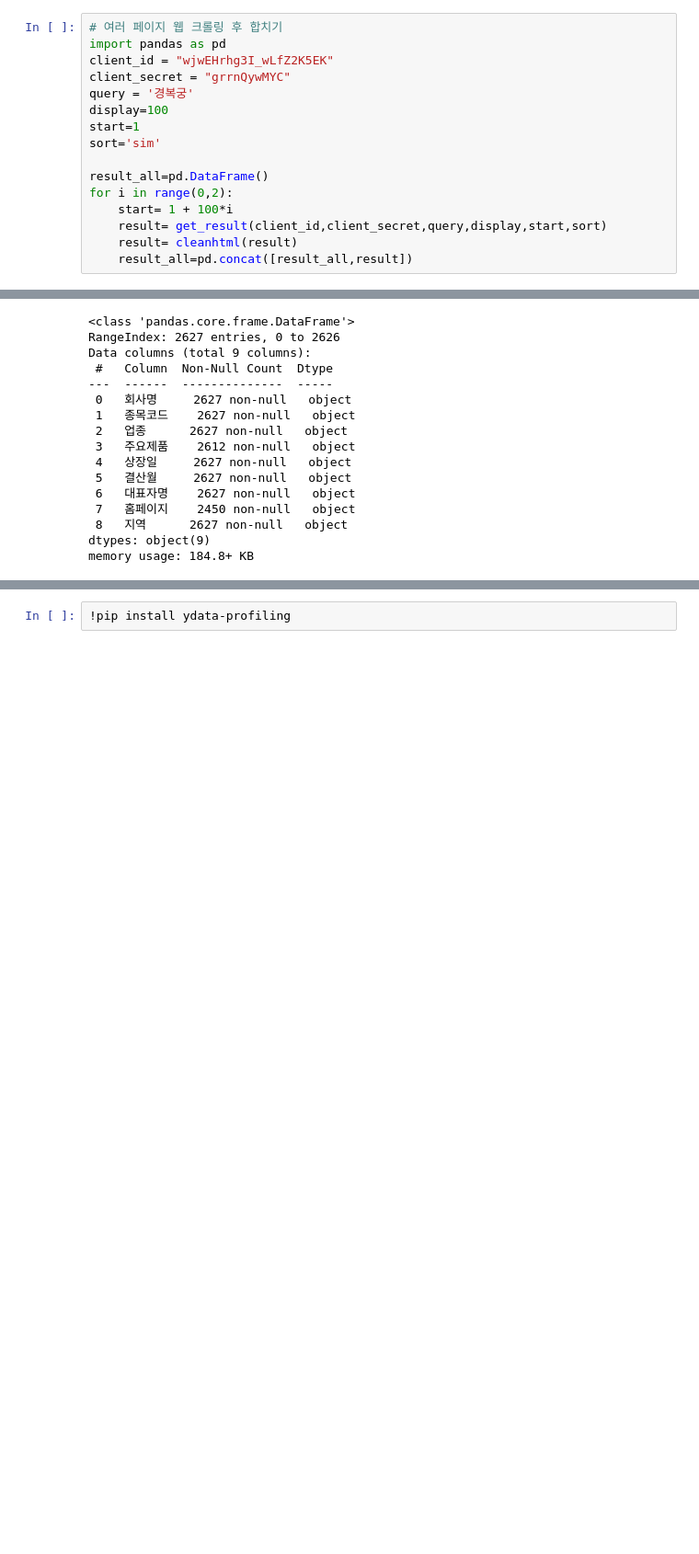
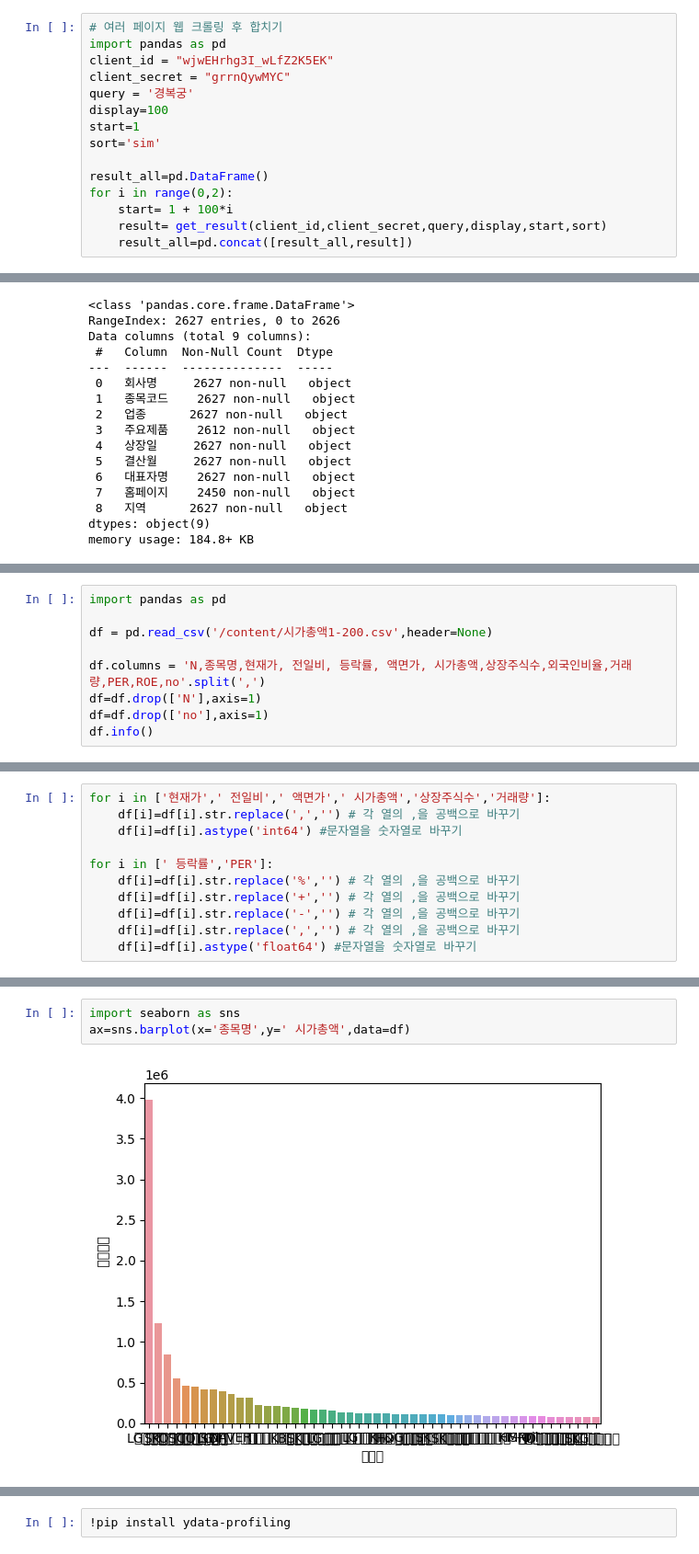
Before and after one commit to tlsdmswn01/Python, a Jupyter notebook: 웹_크롤링_Request,Beautifulsoup.ipynb, the cells around one changed output, grey strips where cells are left out. Shown at 92% size. Drawn from its saved outputs; the diff is of its cells as text; blank space fills up the shorter version.

```diff
--- a/웹_크롤링_Request,Beautifulsoup.ipynb
+++ b/웹_크롤링_Request,Beautifulsoup.ipynb
@@ -320,5 +318,4 @@ result_all=pd.DataFrame()
 for i in range(0,2):
     start= 1 + 100*i
     result= get_result(client_id,client_secret,query,display,start,sort)
-    result= cleanhtml(result)
     result_all=pd.concat([result_all,result])
@@ -503,0 +742,9 @@ df.head()
+# %%
+import pandas as pd
+
+df = pd.read_csv('/content/시가총액1-200.csv',header=None)
+
+df.columns = 'N,종목명,현재가, 전일비, 등락률, 액면가, 시가총액,상장주식수,외국인비율,거래량,PER,ROE,no'.split(',')
+df=df.drop(['N'],axis=1)
+df=df.drop(['no'],axis=1)
+df.info()
@@ -503,0 +770,11 @@ df.head()
+# %%
+for i in ['현재가',' 전일비',' 액면가',' 시가총액','상장주식수','거래량']:
+    df[i]=df[i].str.replace(',','') # 각 열의 ,을 공백으로 바꾸기
+    df[i]=df[i].astype('int64') #문자열을 숫자열로 바꾸기
+
+for i in [' 등락률','PER']:
+    df[i]=df[i].str.replace('%','') # 각 열의 ,을 공백으로 바꾸기
+    df[i]=df[i].str.replace('+','') # 각 열의 ,을 공백으로 바꾸기
+    df[i]=df[i].str.replace('-','') # 각 열의 ,을 공백으로 바꾸기
+    df[i]=df[i].str.replace(',','') # 각 열의 ,을 공백으로 바꾸기
+    df[i]=df[i].astype('float64') #문자열을 숫자열로 바꾸기
@@ -503,0 +822,5 @@ df.head()
+# %%
+import seaborn as sns
+ax=sns.barplot(x='종목명',y=' 시가총액',data=df)
+# %% [output]
+[figure, added]
```
Also changed, not shown: parts of 41 cells of this notebook.
